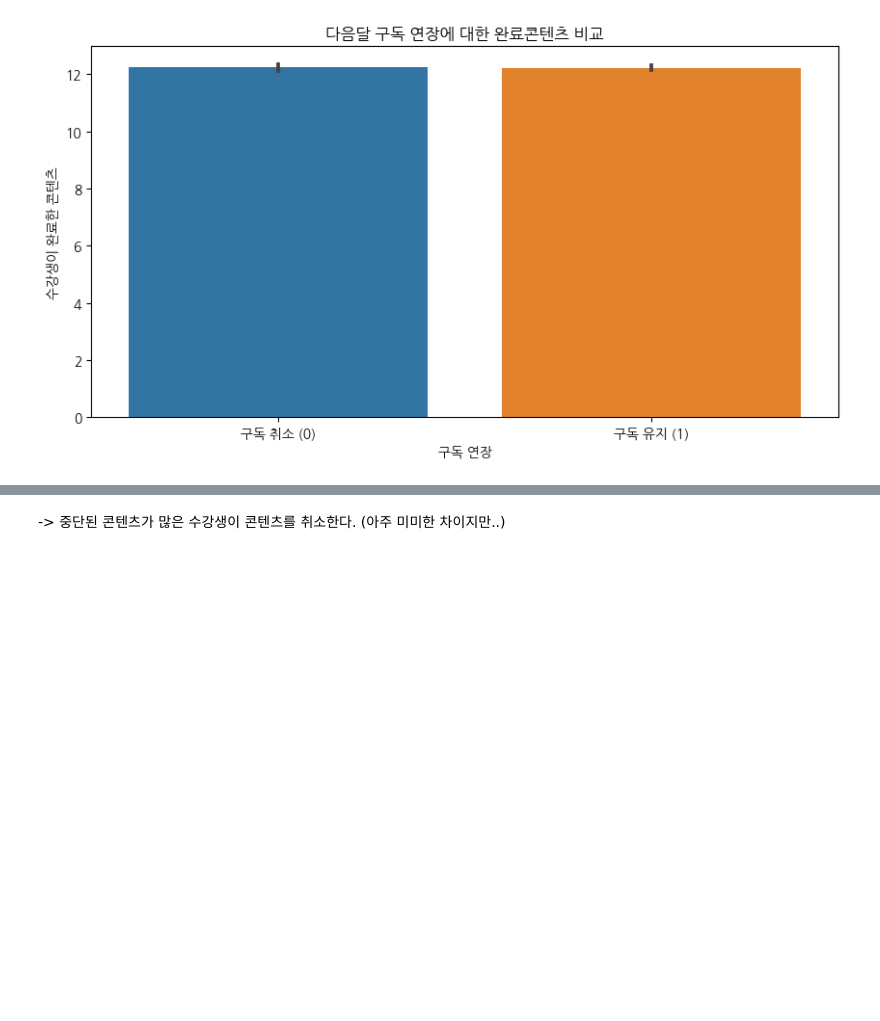
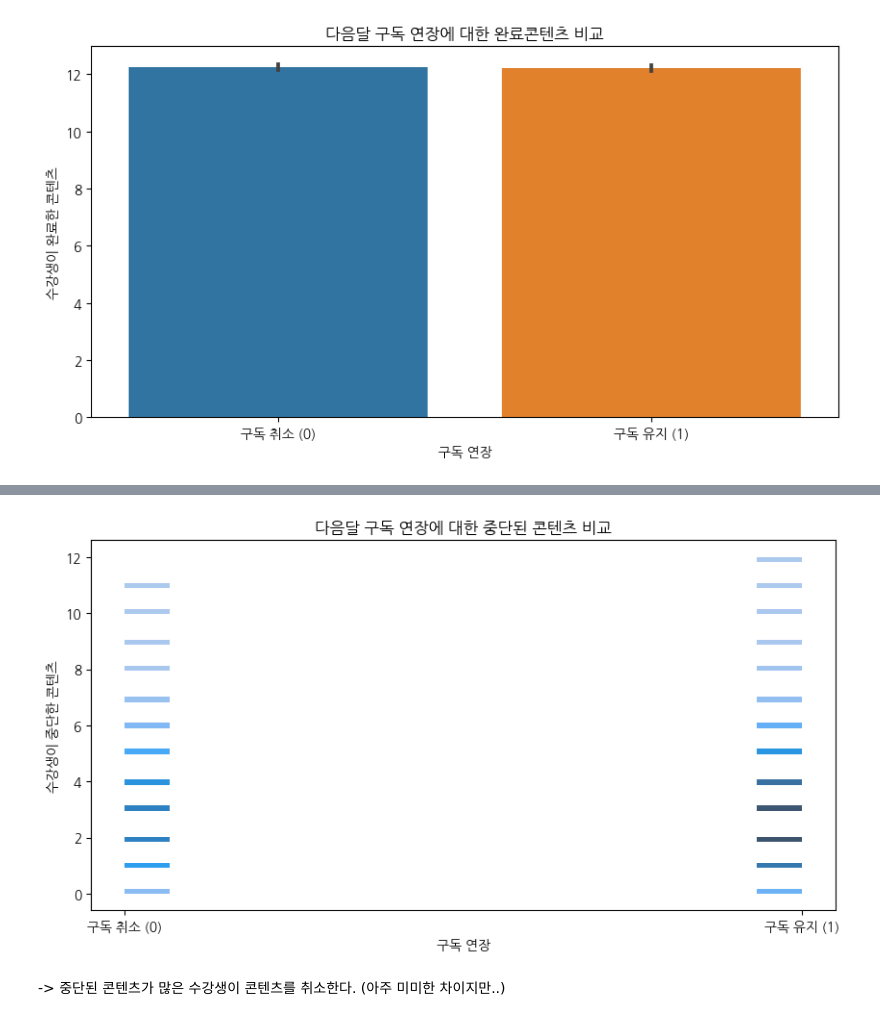
Before and after one commit to kimsumin-creat/wassup3, a Jupyter notebook: 05_Data_Analysis/DA_Mini_Project.ipynb, the cells around one changed output, grey strips where cells are left out. Drawn from its saved outputs; the diff is of its cells as text; code cells hidden in the pictures; blank space fills up the shorter version.

```diff
--- a/05_Data_Analysis/DA_Mini_Project.ipynb
+++ b/05_Data_Analysis/DA_Mini_Project.ipynb
@@ -233,3 +267,14 @@ plt.show()
+# %%
+plt.figure(figsize=(10,5))
+sns.histplot(x='target', y='abandoned_learning_sessions', data=mini)
+plt.title('다음달 구독 연장에 대한 중단된 콘텐츠 비교')
+plt.xlabel('구독 연장')
+plt.ylabel('수강생이 중단한 콘텐츠')
+plt.xticks([0, 1], ['구독 취소 (0)', '구독 유지 (1)'])
+
+plt.show()
+# %% [output]
+[figure, added]
 # %% [markdown]
 -> 중단된 콘텐츠가 많은 수강생이 콘텐츠를 취소한다. (아주 미미한 차이지만..)
 # %%
```
Also changed, not shown: parts of 7 cells of this notebook.
